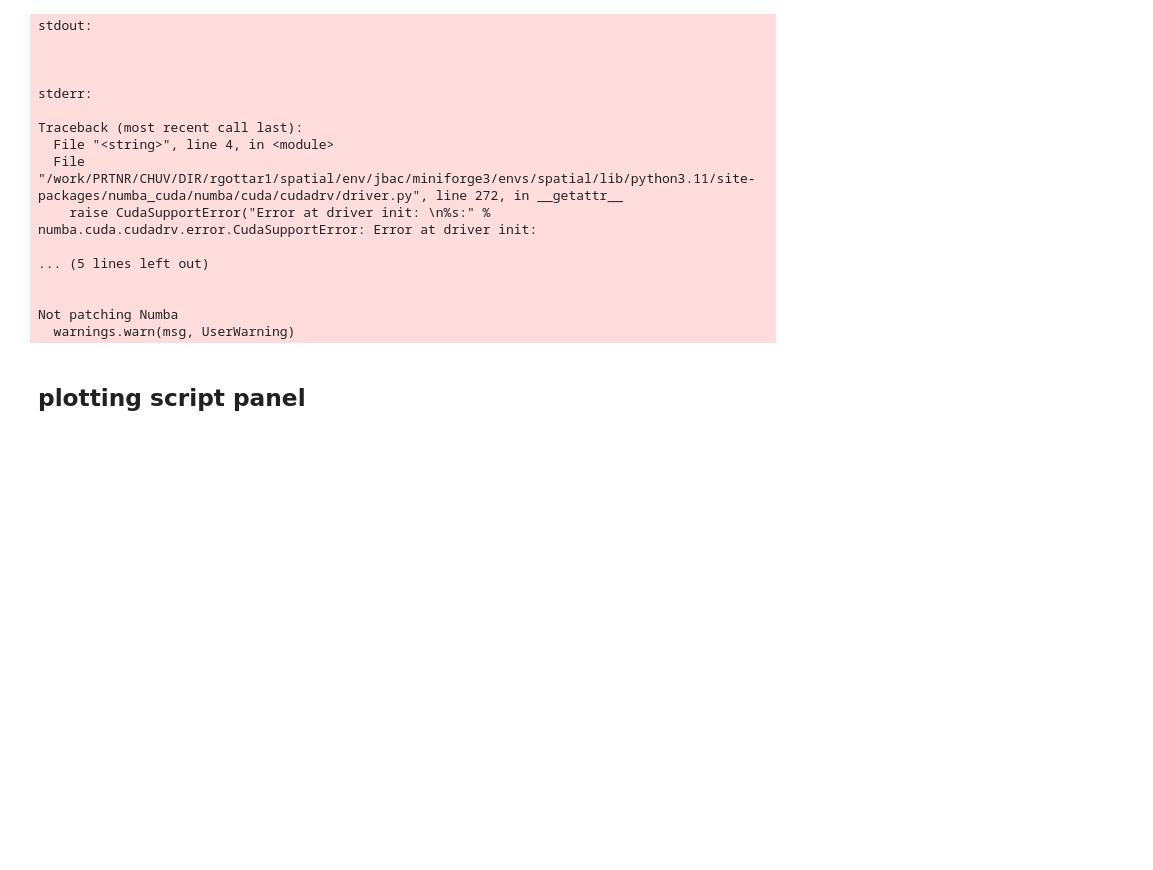
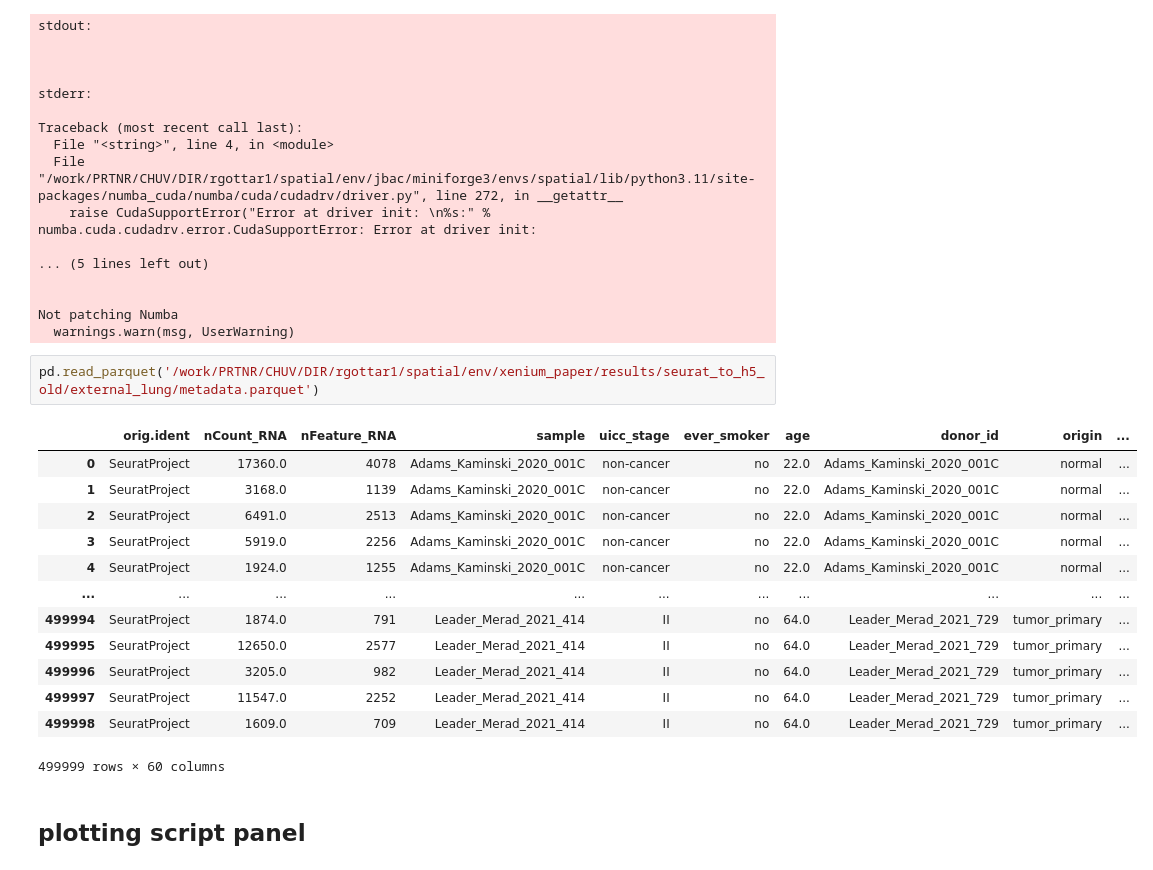
Before and after one commit to bdsc-tds/Bilous2025, a Jupyter notebook: workflow/notebooks/xenium/0-xenium_coexpression_scrnaseq.ipynb, the cells around one changed output. Cells and saved outputs as stored; diff of their text form; blank space fills up the shorter version.

```diff
--- a/workflow/notebooks/xenium/0-xenium_coexpression_scrnaseq.ipynb
+++ b/workflow/notebooks/xenium/0-xenium_coexpression_scrnaseq.ipynb
@@ -34,6 +34,22 @@ numba.cuda.cudadrv.error.CudaSupportError: Error at driver init:
 
 Not patching Numba
   warnings.warn(msg, UserWarning)
+# %%
+pd.read_parquet('/work/PRTNR/CHUV/DIR/rgottar1/spatial/env/xenium_paper/results/seurat_to_h5_old/external_lung/metadata.parquet')
+# %% [output]
+|  | orig.ident | nCount_RNA | nFeature_RNA | sample | uicc_stage | ever_smoker | age | donor_id | origin | ... |
+| 0 | SeuratProject | 17360.0 | 4078 | Adams_Kaminski_2020_001C | non-cancer | no | 22.0 | Adams_Kaminski_2020_001C | normal | ... |
+| 1 | SeuratProject | 3168.0 | 1139 | Adams_Kaminski_2020_001C | non-cancer | no | 22.0 | Adams_Kaminski_2020_001C | normal | ... |
+| 2 | SeuratProject | 6491.0 | 2513 | Adams_Kaminski_2020_001C | non-cancer | no | 22.0 | Adams_Kaminski_2020_001C | normal | ... |
+| 3 | SeuratProject | 5919.0 | 2256 | Adams_Kaminski_2020_001C | non-cancer | no | 22.0 | Adams_Kaminski_2020_001C | normal | ... |
+| 4 | SeuratProject | 1924.0 | 1255 | Adams_Kaminski_2020_001C | non-cancer | no | 22.0 | Adams_Kaminski_2020_001C | normal | ... |
+| ... | ... | ... | ... | ... | ... | ... | ... | ... | ... | ... |
+| 499994 | SeuratProject | 1874.0 | 791 | Leader_Merad_2021_414 | II | no | 64.0 | Leader_Merad_2021_729 | tumor_primary | ... |
+| 499995 | SeuratProject | 12650.0 | 2577 | Leader_Merad_2021_414 | II | no | 64.0 | Leader_Merad_2021_729 | tumor_primary | ... |
+| 499996 | SeuratProject | 3205.0 | 982 | Leader_Merad_2021_414 | II | no | 64.0 | Leader_Merad_2021_729 | tumor_primary | ... |
+| 499997 | SeuratProject | 11547.0 | 2252 | Leader_Merad_2021_414 | II | no | 64.0 | Leader_Merad_2021_729 | tumor_primary | ... |
+| 499998 | SeuratProject | 1609.0 | 709 | Leader_Merad_2021_414 | II | no | 64.0 | Leader_Merad_2021_729 | tumor_primary | ... |
+499999 rows × 60 columns
 # %% [markdown]
 ## plotting script panel
 # %%
```
Also changed, not shown: 13 other files.
